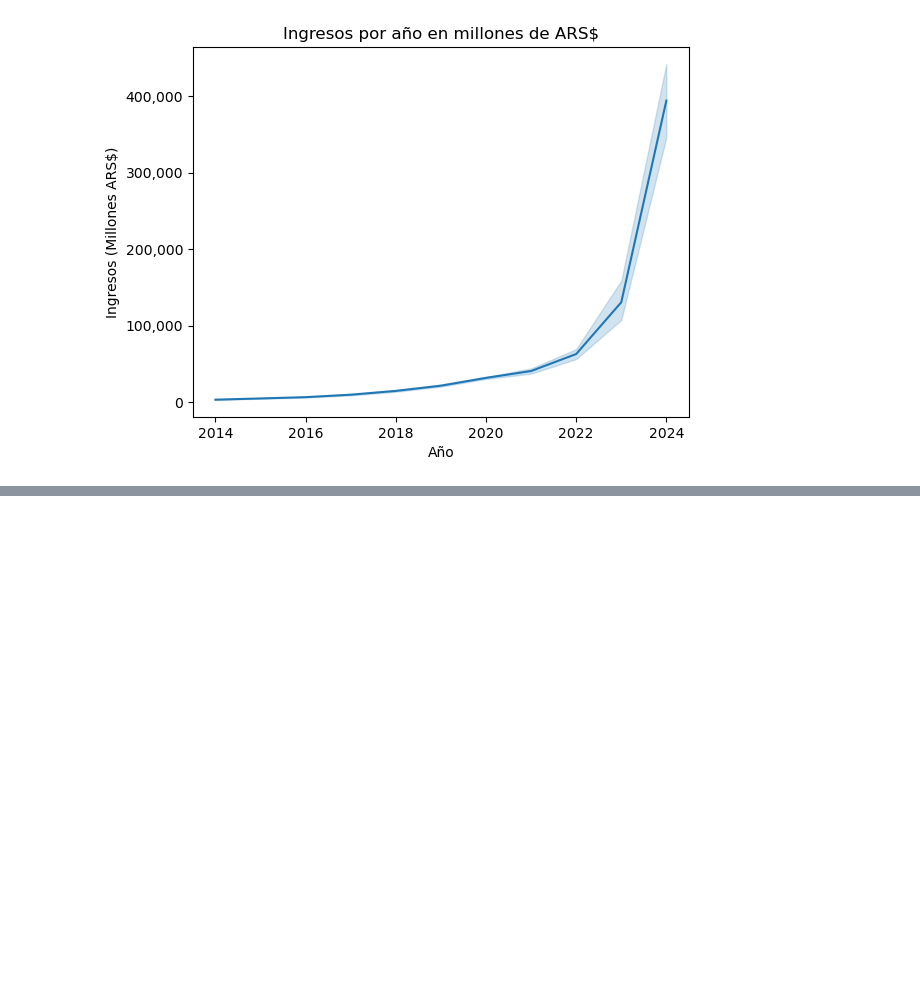
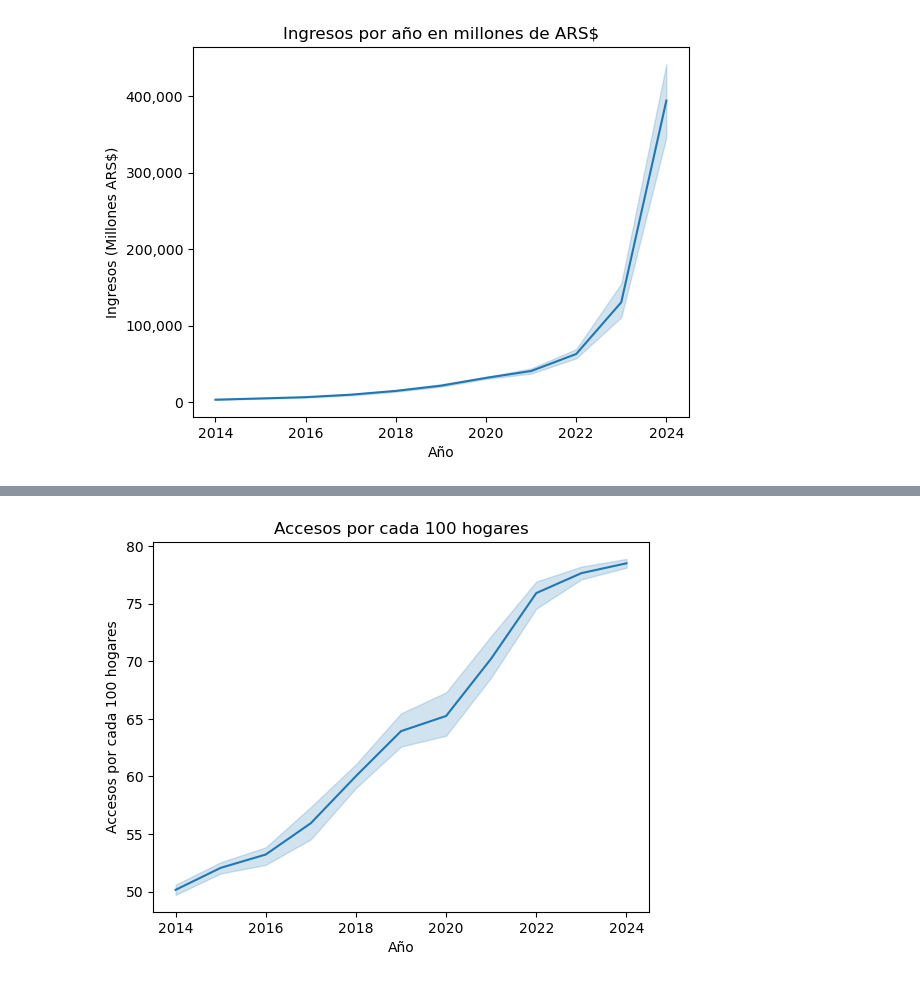
Before and after one commit to lmunozm1702/telecom_dashboard, a Jupyter notebook: notebooks/eda_trimestres.ipynb, the cells around one changed output, grey strips where cells are left out. Saved outputs shown, nothing was run; the diff lists cells and outputs as text; code cells hidden in the pictures; blank space fills up the shorter version.

```diff
--- a/notebooks/eda_trimestres.ipynb
+++ b/notebooks/eda_trimestres.ipynb
@@ -19,0 +76,8 @@ plt.show()
+# %%
+income_plot = sns.lineplot(data=df, x=df['Año'], y=df['Accesos por cada 100 hogares'])
+plt.title('Accesos por cada 100 hogares')
+income_plot.set(xlabel='Año', ylabel='Accesos por cada 100 hogares')
+income_plot.get_yaxis().set_major_formatter(matplotlib.ticker.FuncFormatter(lambda x, p: format(int(x), ',')))
+plt.show()
+# %% [output]
+[figure, added]
```
Also changed, not shown: parts of 10 cells of this notebook, 1 other file.
